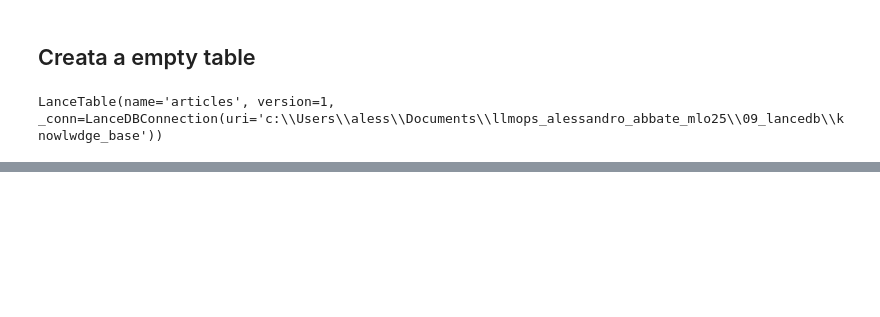
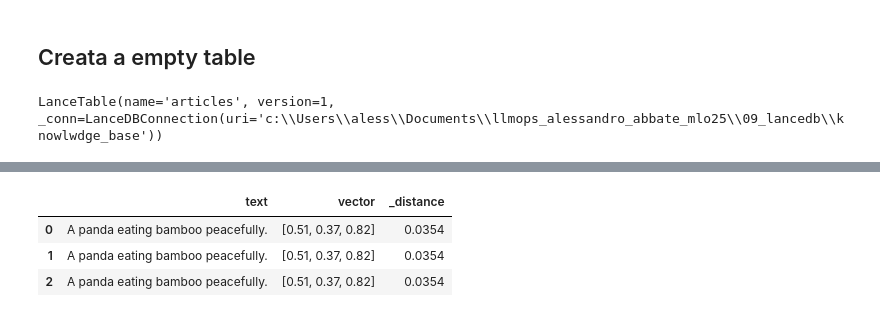
Before and after one commit to Aleex87/llmops_alessandro_abbate_mlo25, a Jupyter notebook: 09_lancedb/lancedb_bascics.ipynb, the cells around one changed output, grey strips where cells are left out. Cells and saved outputs as stored; diff of their text form; code cells hidden in the pictures; blank space fills up the shorter version.

```diff
--- a/09_lancedb/lancedb_bascics.ipynb
+++ b/09_lancedb/lancedb_bascics.ipynb
@@ -99,0 +208,9 @@ LanceTable(name='articles', version=1, _conn=LanceDBConnection(uri='c:\\Users\\a
+# %%
+query_vector = [0.5, 0.2, 0.9]
+df = vector_db["animal_text"].search(query_vector).limit(3).to_pandas() # we can use to_list() if we whant
+df
+# %% [output]
+|  | text | vector | _distance |
+| 0 | A panda eating bamboo peacefully. | [0.51, 0.37, 0.82] | 0.0354 |
+| 1 | A panda eating bamboo peacefully. | [0.51, 0.37, 0.82] | 0.0354 |
+| 2 | A panda eating bamboo peacefully. | [0.51, 0.37, 0.82] | 0.0354 |
```
Also changed, not shown: parts of 23 cells of this notebook, 13 other files.
